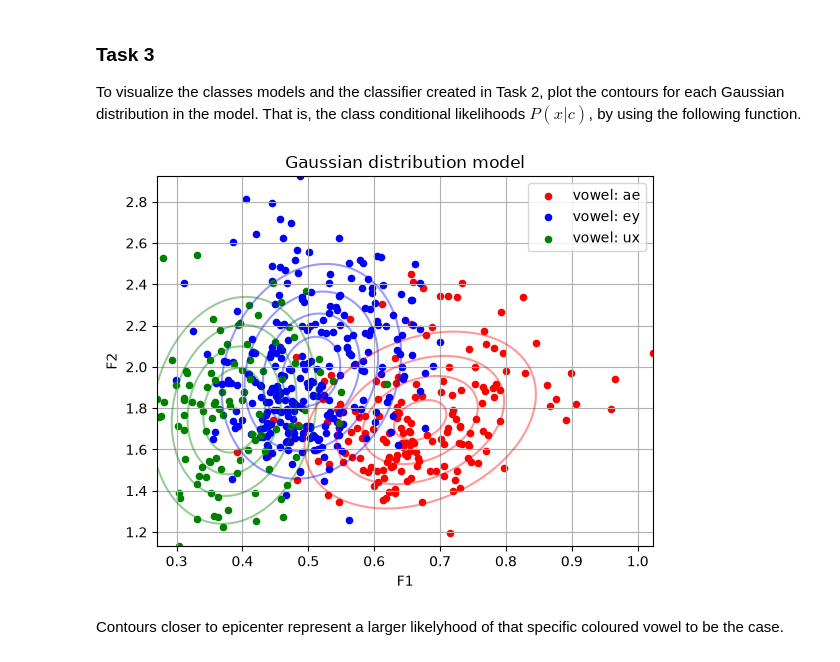
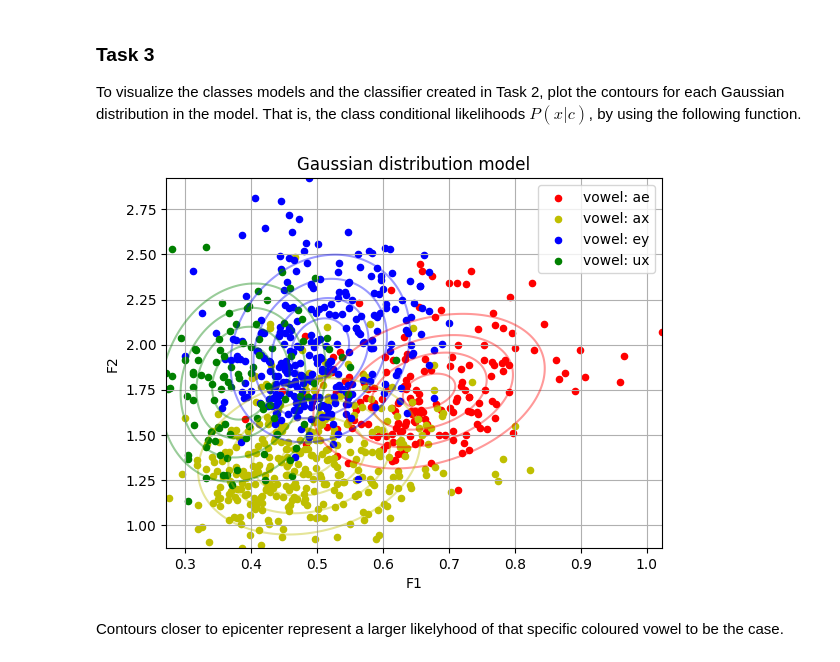
Before and after one commit to PaulimusPrime/TTT4185_Assignments, a Jupyter notebook: TTT4185_Assignment2.ipynb, the cells around one changed output. Drawn from its saved outputs; the diff is of its cells as text; code cells hidden in the pictures.

Commit message:
Updated assignment 2 with additional vowels for testing

```diff
--- a/TTT4185_Assignment2.ipynb
+++ b/TTT4185_Assignment2.ipynb
@@ -56,8 +56,8 @@ train = pd.read_csv("Data/Train.csv")
 test = pd.read_csv("Data/Test.csv")
 
 # Extract vowels
-train = train[train['Phoneme'].isin(['ae', 'ey', 'ux'])]
-test = test[test['Phoneme'].isin(['ae', 'ey', 'ux'])]
+train = train[train['Phoneme'].isin(['ae','ax', 'ey', 'ux'])]
+test = test[test['Phoneme'].isin(['ae','ax', 'ey', 'ux'])]
 y_train = train['Phoneme']
 y_test = test['Phoneme']
 y_train_values = y_train.values
@@ -66,17 +66,19 @@ y_test_values = y_test.values
 # Plotting here
 
 trainvow_ae = train[train['Phoneme'] == 'ae']
+trainvow_ax = train[train['Phoneme'] == 'ax']
 trainvow_ey = train[train['Phoneme'] == 'ey']
 trainvow_ux = train[train['Phoneme'] == 'ux']
 
-train_vow = [trainvow_ae, trainvow_ey, trainvow_ux]
-train_str = ['ae', 'ey', 'ux']
+train_vow = [trainvow_ae, trainvow_ax, trainvow_ey, trainvow_ux]
+train_str = ['ae','ax', 'ey', 'ux']
 labels_raw = train['Phoneme'].unique()
 labels = [str(label) for label in labels_raw]
 labels = sorted(labels)
 
 colors = {
     'ae': 'red',
+    'ax': 'yellow',
     'ey': 'blue',
     'ux': 'green'
 }
@@ -117,7 +119,7 @@ As a result we see the vowel "ey" is located in the midst of the two, and as it
 - Use the maximum likelihood estimator to estimate the model parameters.
 # %%
 # The three classes we want to classify
-vowels = ['ae', 'ey', 'ux']
+vowels = ['ae', 'ax','ey', 'ux']
 
 # Store the model parameters for each class
 model = {}
@@ -221,6 +223,7 @@ grid_points = np.column_stack([
 
 vow_colors = {
     'ae': 'r',
+    'ax': 'y',
     'ey': 'b',
     'ux': 'g'
 }
@@ -234,34 +237,34 @@ for v in vowels:
 
 # 3. Plot the Gaussian contours for each vowel
 for v in vowels:
 
     # Get the estimated Gaussian parameters
     mean = model[v]['mean']
     cov = model[v]['cov']
 
     # Calculate the Gaussian likelihood at each grid point
     likelihood = multivariate_normal.pdf(
         grid_points, mean=mean, cov=cov
     )
 
     # Reshape the likelihood values to match the grid
     likelihood = likelihood.reshape(F1_grid.shape)
 
     posterior = likelihood * prior
     scores.append(posterior)
 
     # Draw the contour lines
     plt.contour(F1_grid, F2_grid, likelihood, levels=5, colors=vow_colors[v], alpha = 0.4)
 
 # 4. Label and display the plot
 plt.xlabel('F1')
 plt.ylabel('F2')
 plt.title('Gaussian distribution model')
 plt.legend()
 plt.grid()
 plt.show()
 # %% [output]
-[figure, old version]
+[figure, new version]
 # %% [markdown]
 Contours closer to epicenter represent a larger likelyhood of that specific coloured vowel to be the case.
 # %% [markdown]
```
Also changed, not shown: parts of 12 cells of this notebook, 1 other file.
